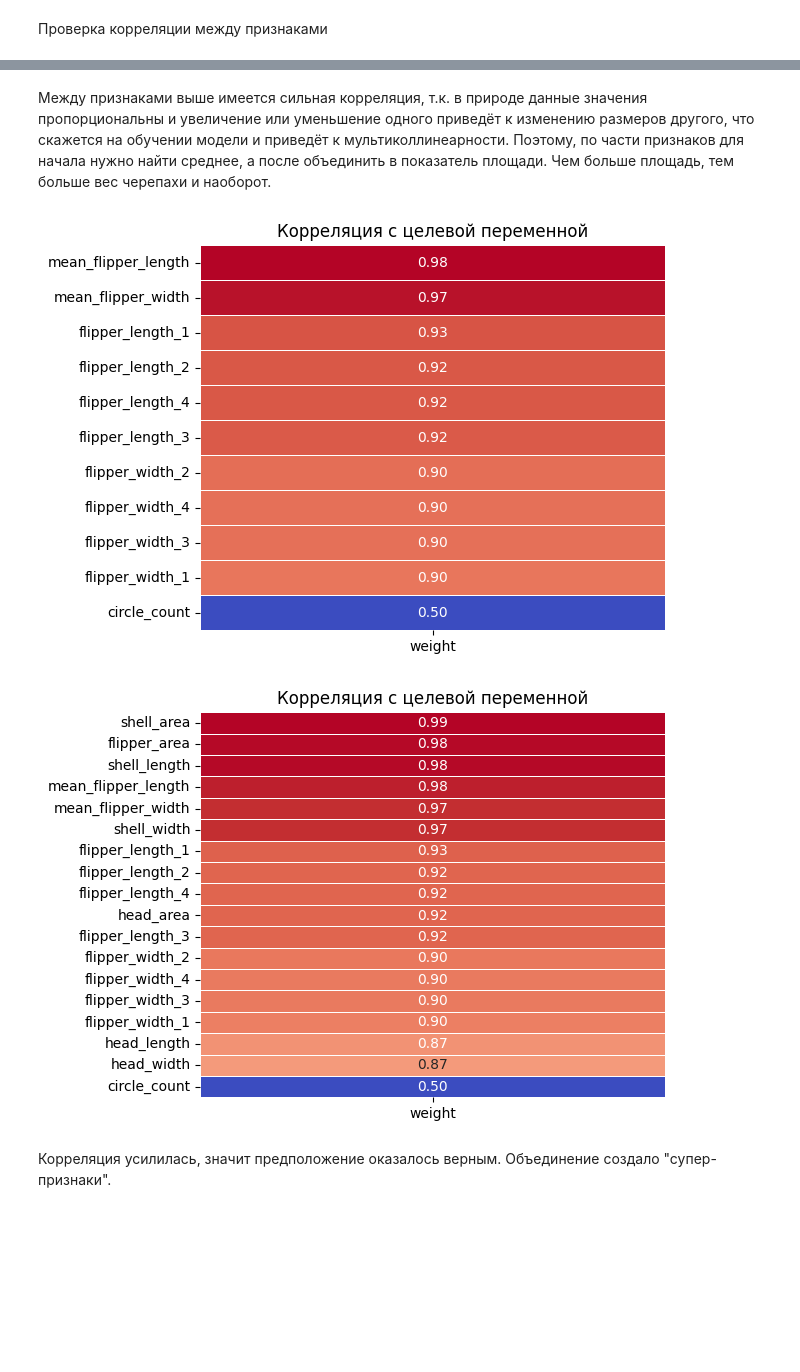
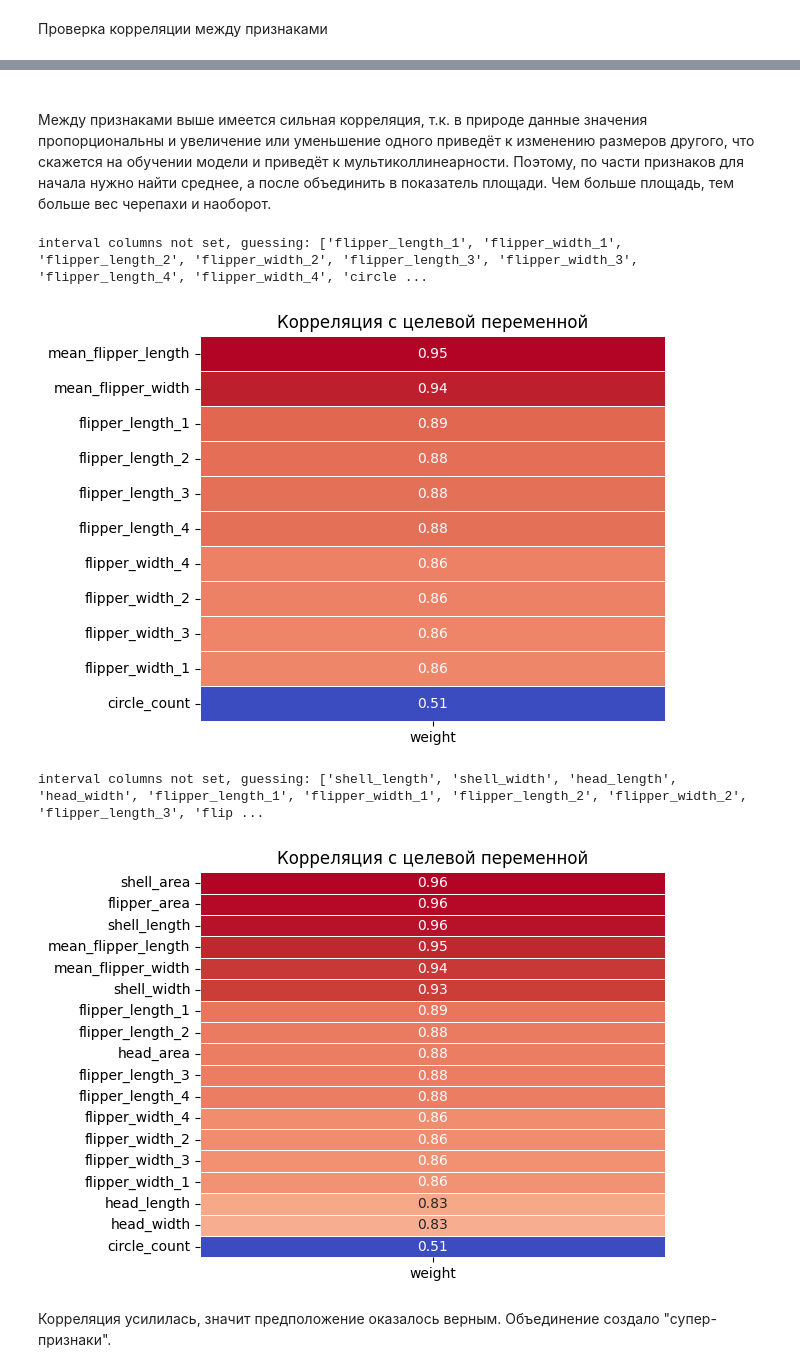
Before and after one commit to KatsayArtemDev/ml, a Jupyter notebook: linear_regressions/turtles/turtle_mass_pred_model.ipynb, the cells around one changed output, grey strips where cells are left out. Cells and saved outputs as stored; diff of their text form; code cells hidden in the pictures; blank space fills up the shorter version.

```diff
--- a/linear_regressions/turtles/turtle_mass_pred_model.ipynb
+++ b/linear_regressions/turtles/turtle_mass_pred_model.ipynb
@@ -166,18 +297,0 @@ plt.show()
-# %%
-def create_df_boxplot(df):
-    plt.figure(figsize=(14, 8))
-
-    sns.boxplot(
-        data=df
-    )
-
-    plt.title('Размах значений признаков')
-    plt.xlabel('Название признака')
-    plt.ylabel('Значение признака')
-
-    plt.grid()
-    plt.xticks(rotation=30)
-
-    plt.show()
-
-create_df_boxplot(df)
@@ -185,0 +323,22 @@ create_df_boxplot(df)
+# %%
+cols = df.select_dtypes(include=['number']).columns
+
+for col in cols:
+    _, axes = plt.subplots(nrows=1, ncols=2, figsize=(12, 4))
+
+    hist = axes[0]
+    df[col].plot(
+        kind='hist',
+        bins=70,
+        grid=True,
+        ax=hist
+    )
+
+    hist.set_title('Распределение признаков')
+    hist.set_xlabel('Значение признака')
+    hist.set_ylabel('Количество особей')
+    hist.set_yscale('log')
+
+    create_df_boxplot(df, col, axes[1])
+
+    plt.show()
@@ -263,4 +463,6 @@ plt.show()
 [figure]
+# %% [markdown]
+<a id='13-bullet'></a>
 # %% [markdown]
 Между признаками выше имеется сильная корреляция, т.к. в природе данные значения пропорциональны и увеличение или уменьшение одного приведёт к изменению размеров другого, что скажется на обучении модели и приведёт к мультиколлинеарности. Поэтому, по части признаков для начала нужно найти среднее, а после объединить в показатель площади. Чем больше площадь, тем больше вес черепахи и наоборот.
 # %%
@@ -270,27 +472,29 @@ df['mean_flipper_length'] = df[['flipper_length_1', 'flipper_length_2', 'flipper
 df['mean_flipper_width'] = df[['flipper_width_1', 'flipper_width_2', 'flipper_width_3', 'flipper_width_4']].mean(axis=1)
 
 cols_to_exclude = ['shell_length', 'shell_width', 'head_length', 'head_width']
-corr_matrix = df.drop(columns=cols_to_exclude).corr()
+corr_matrix = df.drop(columns=cols_to_exclude).phik_matrix()
 target_correlation = corr_matrix[corr_matrix.index != 'weight'][['weight']].sort_values(by='weight', ascending=False)
 
 create_heatmap(target_correlation, title='Корреляция с целевой переменной')
 # %% [output]
+interval columns not set, guessing: ['flipper_length_1', 'flipper_width_1', 'flipper_length_2', 'flipper_width_2', 'flipper_length_3', 'flipper_width_3', 'flipper_length_4', 'flipper_width_4', 'circle ...
 [figure]
 # %%
 df = df.copy()
 
 df['flipper_area'] = df['mean_flipper_length'] * df['mean_flipper_width']
 df['shell_area'] = df['shell_length'] * df['shell_width']
 df['head_area'] = df['head_length'] * df['head_width']
 
-corr_matrix = df.corr()
+corr_matrix = df.phik_matrix()
 target_correlation = corr_matrix[corr_matrix.index != 'weight'][['weight']].sort_values(by='weight', ascending=False)
 
 create_heatmap(target_correlation, title='Корреляция с целевой переменной')
 
 df = df[['flipper_area', 'shell_area', 'head_area', 'circle_count', 'weight']]
 # %% [output]
+interval columns not set, guessing: ['shell_length', 'shell_width', 'head_length', 'head_width', 'flipper_length_1', 'flipper_width_1', 'flipper_length_2', 'flipper_width_2', 'flipper_length_3', 'flip ...
-[figure, old version]
+[figure, new version]
 # %% [markdown]
 Корреляция усилилась, значит предположение оказалось верным. Объединение создало "супер-признаки".
 # %%
```
Also changed, not shown: parts of 55 cells of this notebook.
